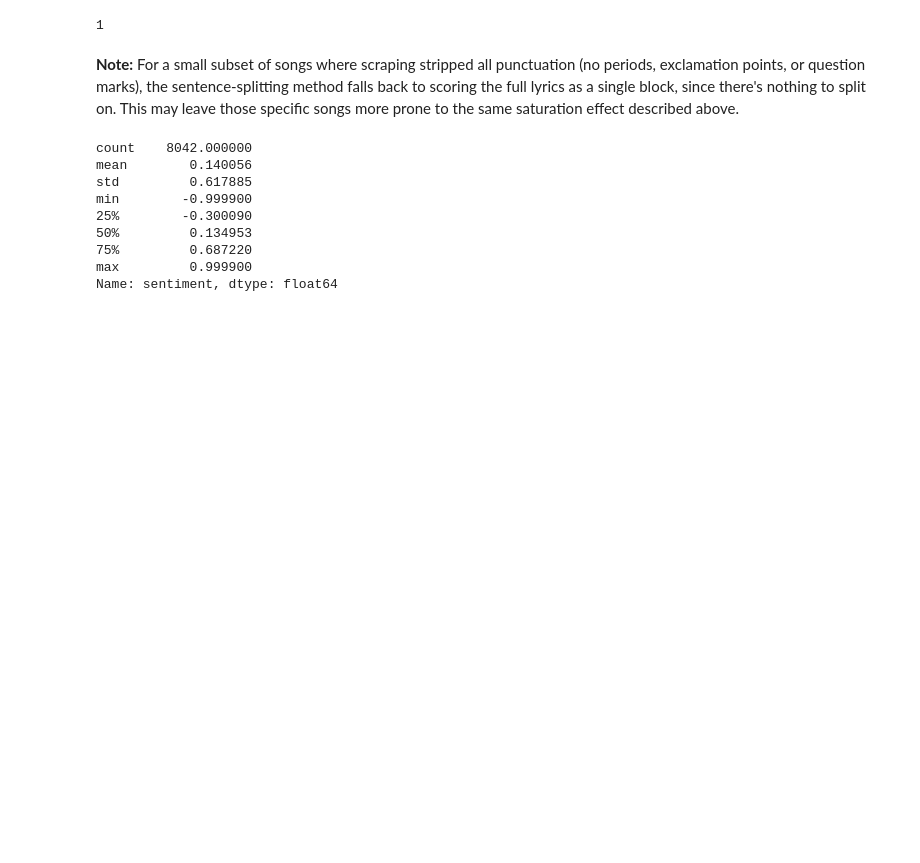
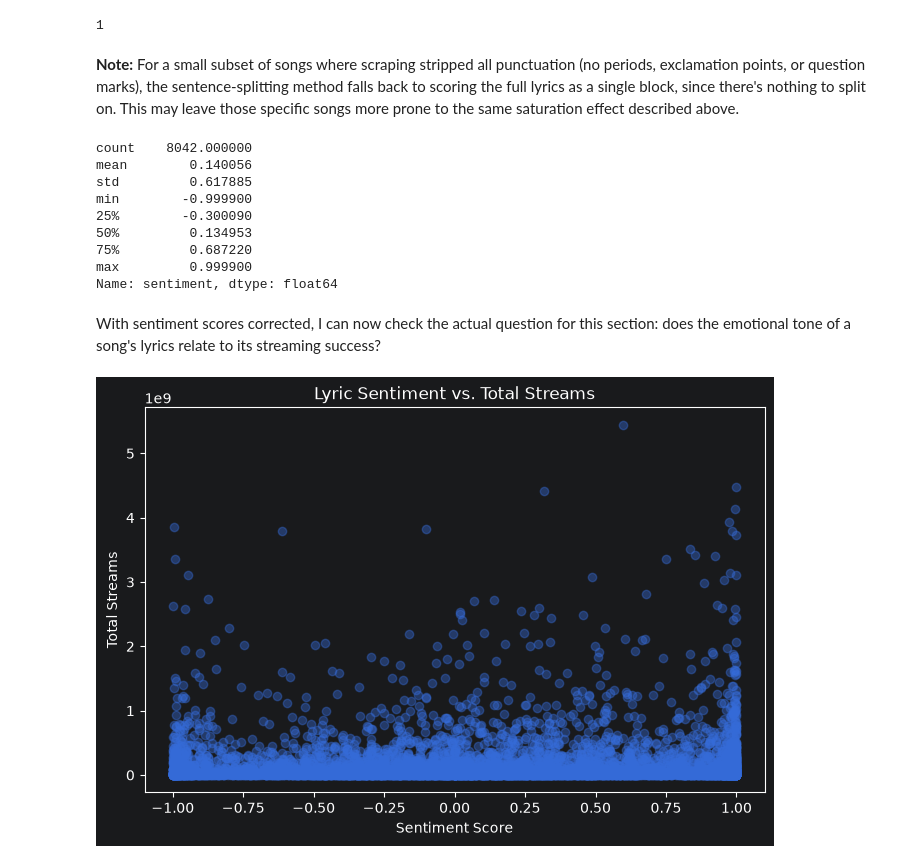
Before and after one commit to jabiyeva/spotify-lyrics-sentiment-chart-success, a Jupyter notebook: spotify-lyrics-sentiment-chart-success.ipynb, the cells around one changed output. Cells and saved outputs as stored; diff of their text form; code cells hidden in the pictures; blank space fills up the shorter version.

Commit message:
Add sentiment vs stream analysis, document Part 4 null result finding

```diff
--- a/spotify-lyrics-sentiment-chart-success.ipynb
+++ b/spotify-lyrics-sentiment-chart-success.ipynb
@@ -229,3 +229,16 @@ min        -0.999900
 75%         0.687220
 max         0.999900
 Name: sentiment, dtype: float64
+# %% [markdown]
+With sentiment scores corrected, I can now check the actual question for this section: does the
+emotional tone of a song's lyrics relate to its streaming success?
+# %%
+plt.figure(figsize=(8,5))
+plt.scatter(df_lyrics["sentiment"], df_lyrics["total"], alpha=0.4)
+plt.xlabel("Sentiment Score")
+plt.ylabel("Total Streams")
+plt.title("Lyric Sentiment vs. Total Streams")
+plt.savefig("./images/sentiment_vs_streams.png", dpi=150, bbox_inches="tight")
+plt.show()
+# %% [output]
+[figure, added]
```
Also changed, not shown: parts of 1 cell of this notebook, 1 other file.
